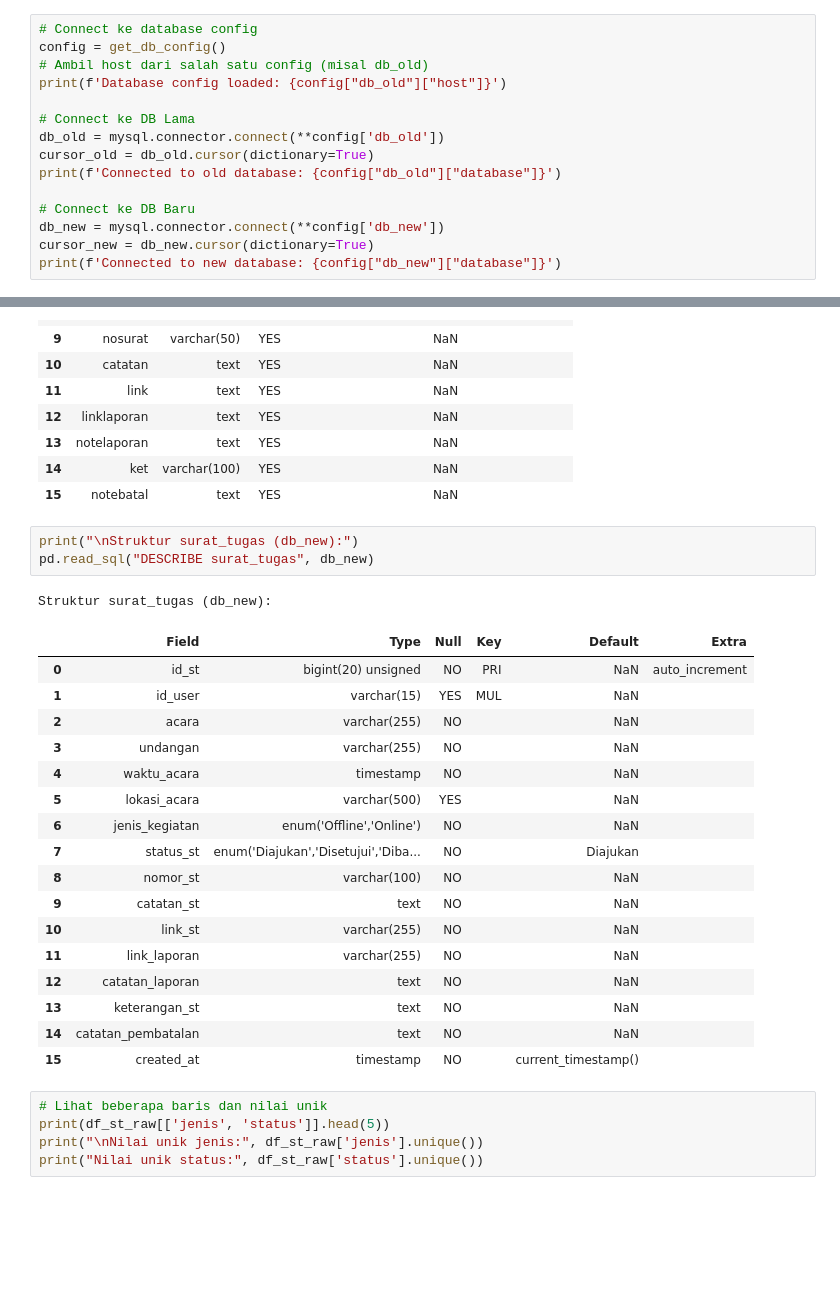
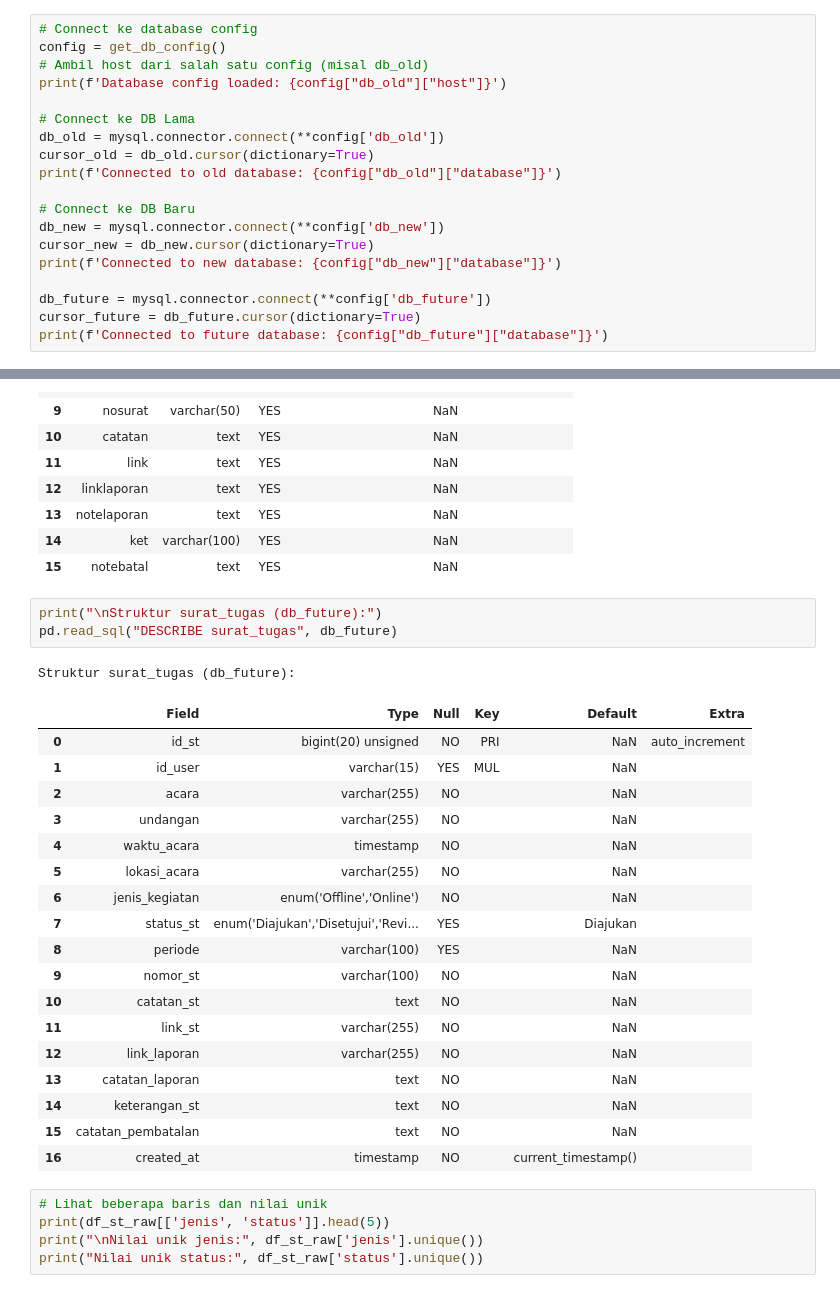
Before and after one commit to umamhaniff/DB_Migration_Leap, a Jupyter notebook: fase_3/script_afrida.ipynb, the cells around one changed output, grey strips where cells are left out. Saved outputs shown, nothing was run; the diff lists cells and outputs as text; blank space fills up the shorter version.

```diff
--- a/fase_3/script_afrida.ipynb
+++ b/fase_3/script_afrida.ipynb
@@ -30,6 +30,10 @@ print(f'Connected to old database: {config["db_old"]["database"]}')
 db_new = mysql.connector.connect(**config['db_new'])
 cursor_new = db_new.cursor(dictionary=True)
 print(f'Connected to new database: {config["db_new"]["database"]}')
+
+db_future = mysql.connector.connect(**config['db_future'])
+cursor_future = db_future.cursor(dictionary=True)
+print(f'Connected to future database: {config["db_future"]["database"]}')
 # %% [output]
 Database config loaded: localhost
 Connected to old database: dataleap_v5_example
@@ -451,27 +482,28 @@ Struktur surat_tugas (db_old):
 | 14 | ket | varchar(100) | YES |  | NaN |  |
 | 15 | notebatal | text | YES |  | NaN |  |
 # %%
-print("\nStruktur surat_tugas (db_new):")
-pd.read_sql("DESCRIBE surat_tugas", db_new)
+print("\nStruktur surat_tugas (db_future):")
+pd.read_sql("DESCRIBE surat_tugas", db_future)
 # %% [output]
-Struktur surat_tugas (db_new):
+Struktur surat_tugas (db_future):
 |  | Field | Type | Null | Key | Default | Extra |
 | 0 | id_st | bigint(20) unsigned | NO | PRI | NaN | auto_increment |
 | 1 | id_user | varchar(15) | YES | MUL | NaN |  |
 | 2 | acara | varchar(255) | NO |  | NaN |  |
 | 3 | undangan | varchar(255) | NO |  | NaN |  |
 | 4 | waktu_acara | timestamp | NO |  | NaN |  |
-| 5 | lokasi_acara | varchar(500) | YES |  | NaN |  |
+| 5 | lokasi_acara | varchar(255) | NO |  | NaN |  |
 | 6 | jenis_kegiatan | enum('Offline','Online') | NO |  | NaN |  |
-| 7 | status_st | enum('Diajukan','Disetujui','Diba... | NO |  | Diajukan |  |
-| 8 | nomor_st | varchar(100) | NO |  | NaN |  |
-| 9 | catatan_st | text | NO |  | NaN |  |
-| 10 | link_st | varchar(255) | NO |  | NaN |  |
-| 11 | link_laporan | varchar(255) | NO |  | NaN |  |
-| 12 | catatan_laporan | text | NO |  | NaN |  |
-| 13 | keterangan_st | text | NO |  | NaN |  |
-| 14 | catatan_pembatalan | text | NO |  | NaN |  |
-| 15 | created_at | timestamp | NO |  | current_timestamp() |  |
+| 7 | status_st | enum('Diajukan','Disetujui','Revi... | YES |  | Diajukan |  |
+| 8 | periode | varchar(100) | YES |  | NaN |  |
+| 9 | nomor_st | varchar(100) | NO |  | NaN |  |
+| 10 | catatan_st | text | NO |  | NaN |  |
+| 11 | link_st | varchar(255) | NO |  | NaN |  |
+| 12 | link_laporan | varchar(255) | NO |  | NaN |  |
+| 13 | catatan_laporan | text | NO |  | NaN |  |
+| 14 | keterangan_st | text | NO |  | NaN |  |
+| 15 | catatan_pembatalan | text | NO |  | NaN |  |
+| 16 | created_at | timestamp | NO |  | current_timestamp() |  |
 # %%
 # Lihat beberapa baris dan nilai unik
 print(df_st_raw[['jenis', 'status']].head(5))
```
Also changed, not shown: parts of 25 cells of this notebook, 14 other files.
